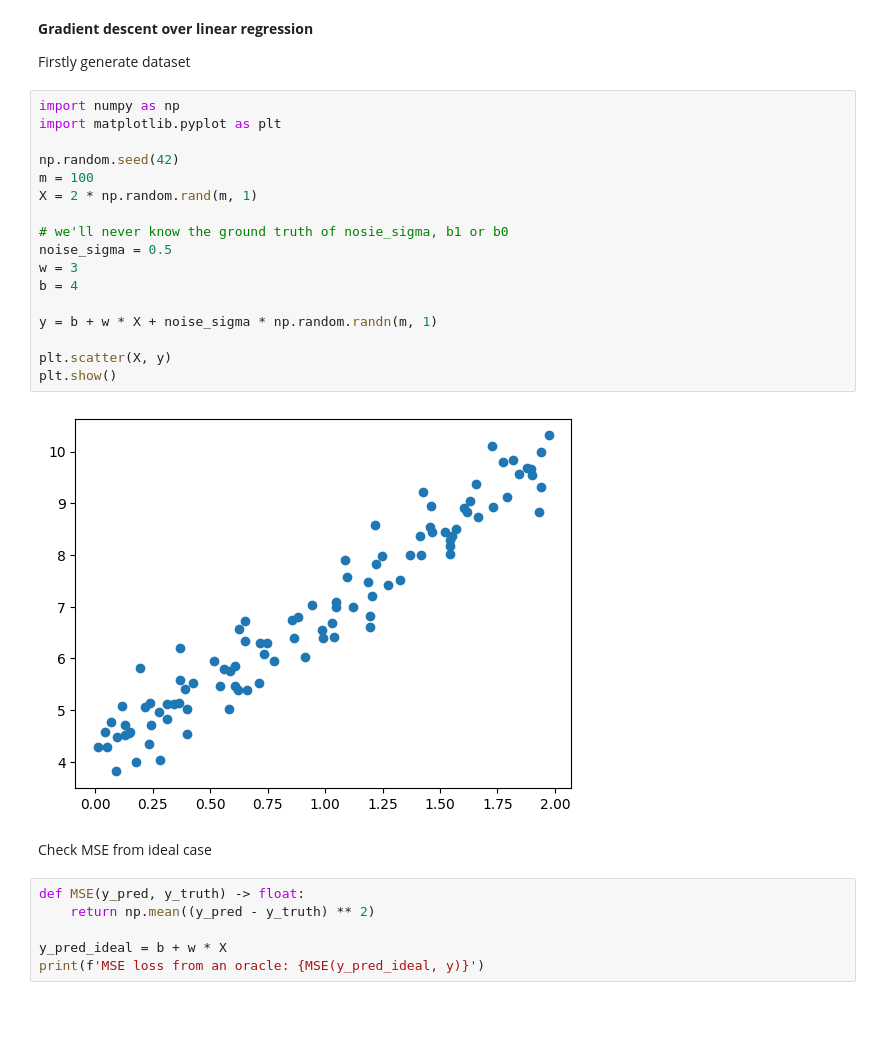
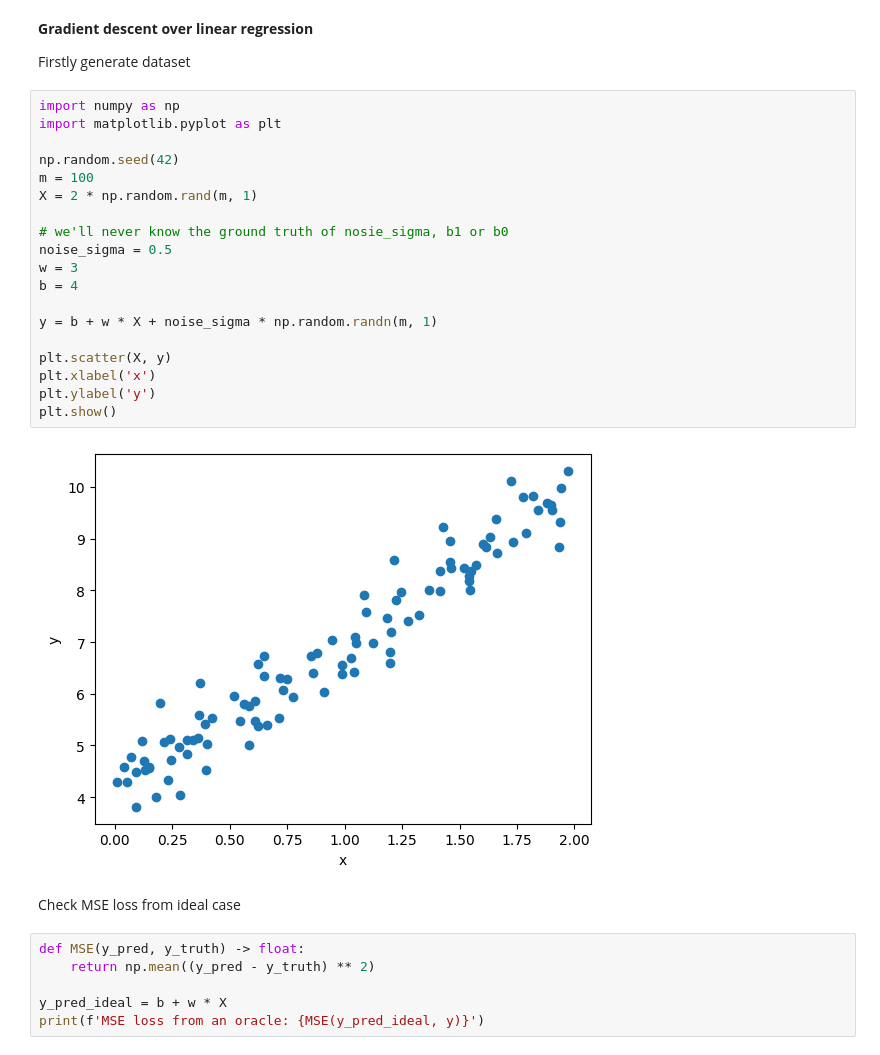
Before and after one commit to lhlich/ml_coding, a Jupyter notebook: classic_ml/linear_regression_gradient_descent.ipynb, the cells around one changed output. Drawn from its saved outputs; the diff is of its cells as text; blank space fills up the shorter version.

```diff
--- a/classic_ml/linear_regression_gradient_descent.ipynb
+++ b/classic_ml/linear_regression_gradient_descent.ipynb
@@ -5,24 +7,26 @@ Firstly generate dataset
 # %%
 import numpy as np
 import matplotlib.pyplot as plt
 
 np.random.seed(42)
 m = 100
 X = 2 * np.random.rand(m, 1)
 
 # we'll never know the ground truth of nosie_sigma, b1 or b0
 noise_sigma = 0.5
 w = 3
 b = 4
 
 y = b + w * X + noise_sigma * np.random.randn(m, 1)
 
 plt.scatter(X, y)
+plt.xlabel('x')
+plt.ylabel('y')
 plt.show()
 # %% [output]
-[figure, old version]
+[figure, new version]
 # %% [markdown]
-Check MSE from ideal case
+Check MSE loss from ideal case
 # %%
 def MSE(y_pred, y_truth) -> float:
     return np.mean((y_pred - y_truth) ** 2)
```
Also changed, not shown: parts of 8 cells of this notebook.
